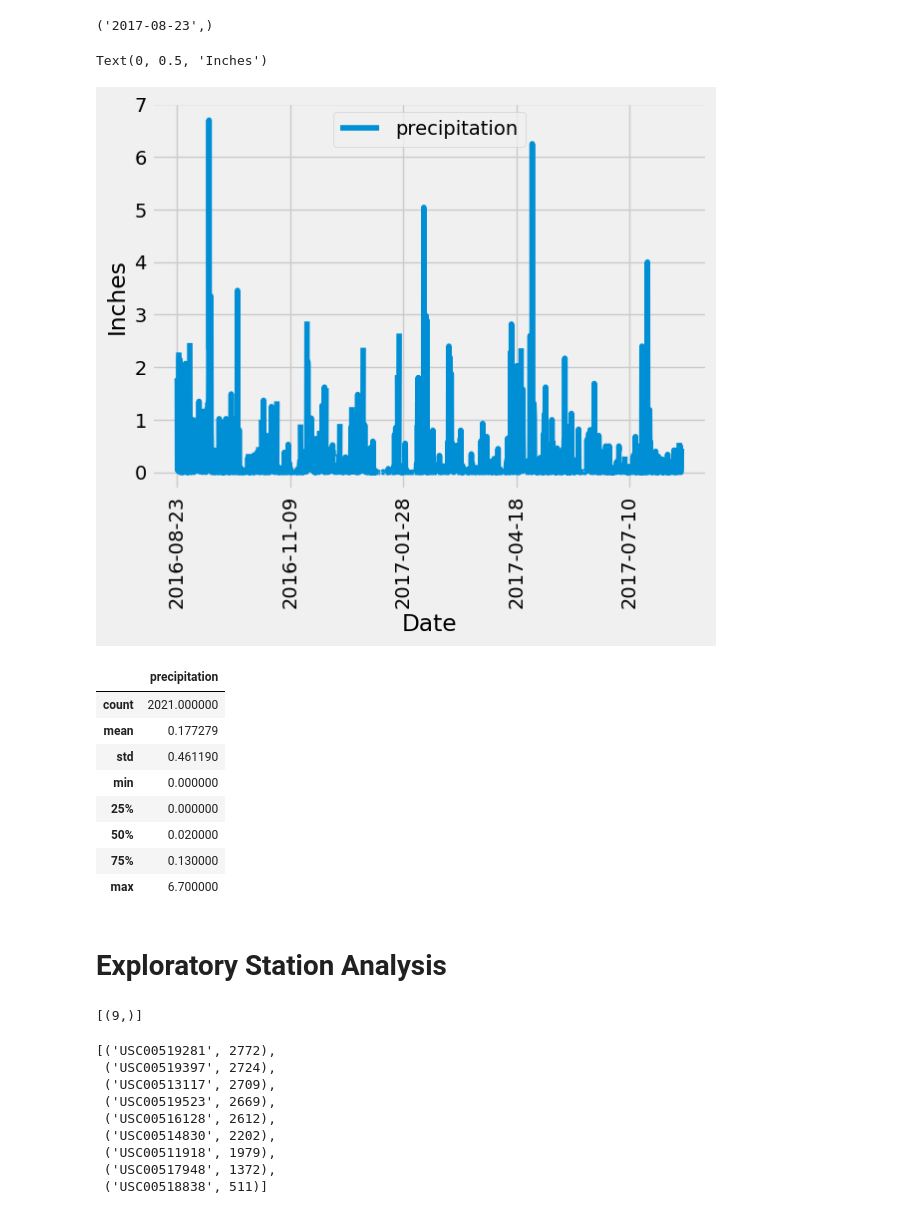
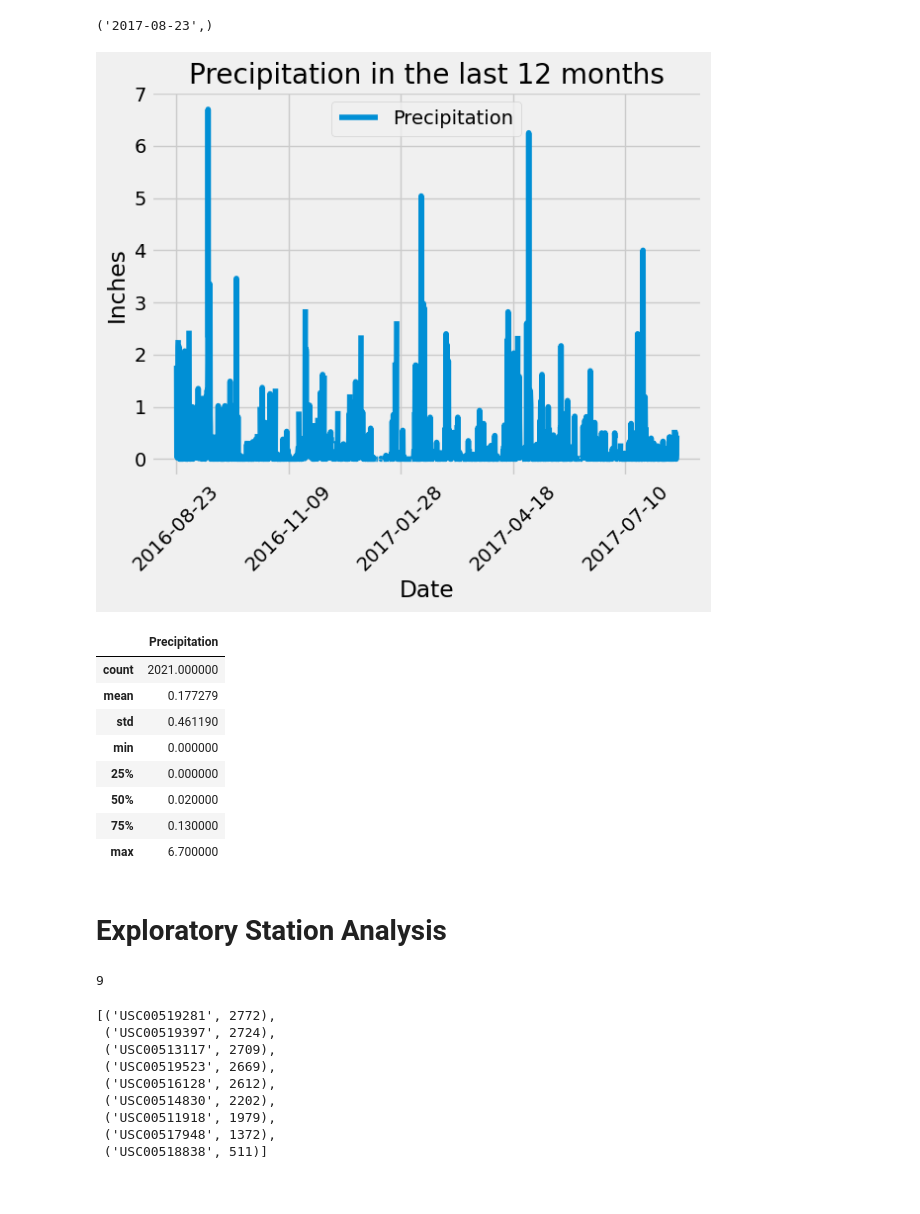
Before and after one commit to ashejaz/sqlalchemy-challenge, a Jupyter notebook: SurfsUp/climate.ipynb, the cells around one changed output. Saved outputs shown, nothing was run; the diff lists cells and outputs as text; code cells hidden in the pictures.

```diff
--- a/SurfsUp/climate.ipynb
+++ b/SurfsUp/climate.ipynb
@@ -30,8 +30,8 @@ Base.classes.keys()
 ['measurement', 'station']
 # %%
 # Save references to each table
-measurement = Base.classes.measurement
-station = Base.classes.measurement
+Measurement = Base.classes.measurement
+Station = Base.classes.station
 # %%
 # Create our session (link) from Python to the DB
 session = Session(engine)
@@ -44,27 +45,35 @@ session = Session(engine)
 # %%
 # Design a query to retrieve the last 12 months of precipitation data and plot the results.
 # Starting from the most recent data point in the database.
 
-# Calculate the date one year from the last date in data set.
-
+# Calculate the date one year from the last date in the data set.
+last_date = session.query(Measurement.date).order_by(Measurement.date.desc()).first()
+last_date = dt.datetime.strptime(last_date[0], "%Y-%m-%d").date()
+one_year_ago = last_date - dt.timedelta(days=365)
 
 # Perform a query to retrieve the data and precipitation scores
-
+results = session.query(Measurement.date, Measurement.prcp).\
+    filter(Measurement.date >= one_year_ago).all()
 
 # Save the query results as a Pandas DataFrame. Explicitly set the column names
-
+climate_df = pd.DataFrame(results, columns=["Date", "Precipitation"])
 
 # Sort the dataframe by date
-
+climate_df = climate_df.sort_values("Date")
 
 # Use Pandas Plotting with Matplotlib to plot the data
+climate_df.plot(x="Date", y="Precipitation", rot=45)
+plt.xlabel("Date")
+plt.ylabel("Inches")
+plt.title("Precipitation in the last 12 months")
+plt.show()
 # %% [output]
-Text(0, 0.5, 'Inches')
-[figure, old version]
+[figure, new version]
 # %%
 # Use Pandas to calculate the summary statistics for the precipitation data
+climate_df.describe()
 # %% [output]
-|  | precipitation |
+|  | Precipitation |
 | count | 2021.000000 |
 | mean | 0.177279 |
 | std | 0.461190 |
@@ -77,8 +86,9 @@ Text(0, 0.5, 'Inches')
 # Exploratory Station Analysis
 # %%
 # Design a query to calculate the total number of stations in the dataset
+session.query(Station).count()
 # %% [output]
-[(9,)]
+9
 # %%
 # Design a query to find the most active stations (i.e. which stations have the most rows?)
 # List the stations and their counts in descending order.
```
Also changed, not shown: parts of 5 cells of this notebook, 1 other file.
